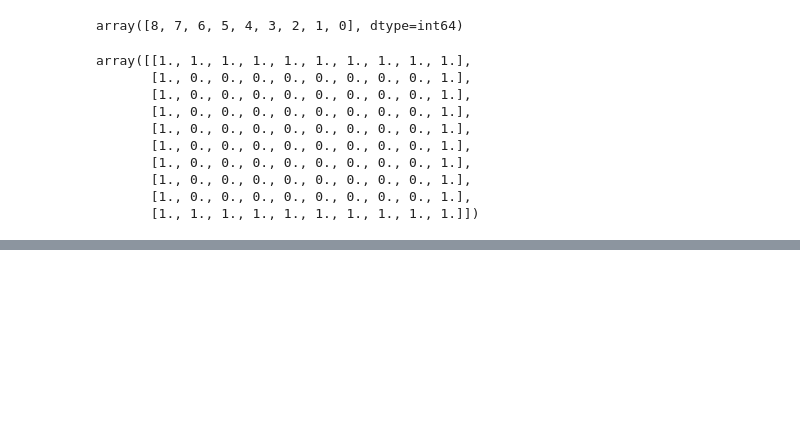
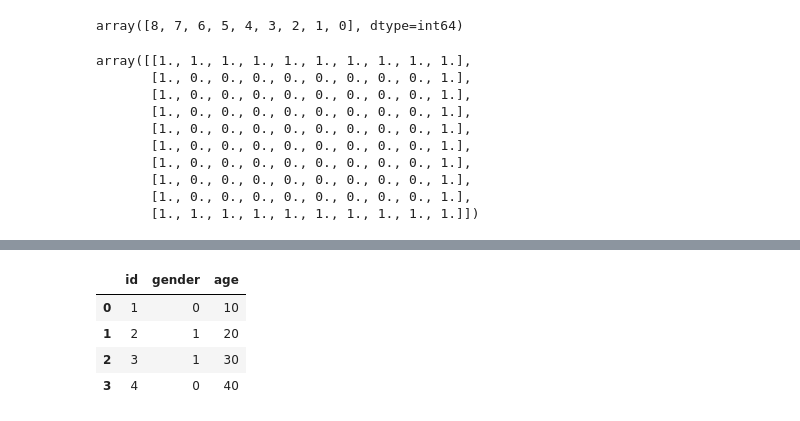
Before and after one commit to bnv20/kdt5, a Jupyter notebook: m2_분석라이브러리활용/numpy/numpy_응용.ipynb, the cells around one changed output, grey strips where cells are left out. Saved outputs shown, nothing was run; the diff lists cells and outputs as text; code cells hidden in the pictures; blank space fills up the shorter version.

```diff
--- a/m2_분석라이브러리활용/numpy/numpy_응용.ipynb
+++ b/m2_분석라이브러리활용/numpy/numpy_응용.ipynb
@@ -469,0 +680,19 @@ array([[0, 0, 0, 0, 0],
+# %%
+ar = np.zeros((4,3))
+columns = ['id','gender','age']
+index = [np.arange(4)]
+df = pd.DataFrame(ar,index,columns=columns)
+# df.id = np.array([1,2,3,4])
+df.id = np.arange(1,5)
+# df.gender = np.array([0,1,0,1])
+np.random.seed(0)
+df.gender = np.random.randint(2,size=4)
+# df.age = np.array([20,30,40,50])
+df.age = np.arange(1,5) * 10
+df
+# %% [output]
+|  | id | gender | age |
+| 0 | 1 | 0 | 10 |
+| 1 | 2 | 1 | 20 |
+| 2 | 3 | 1 | 30 |
+| 3 | 4 | 0 | 40 |
```
Also changed, not shown: parts of 20 cells of this notebook.
